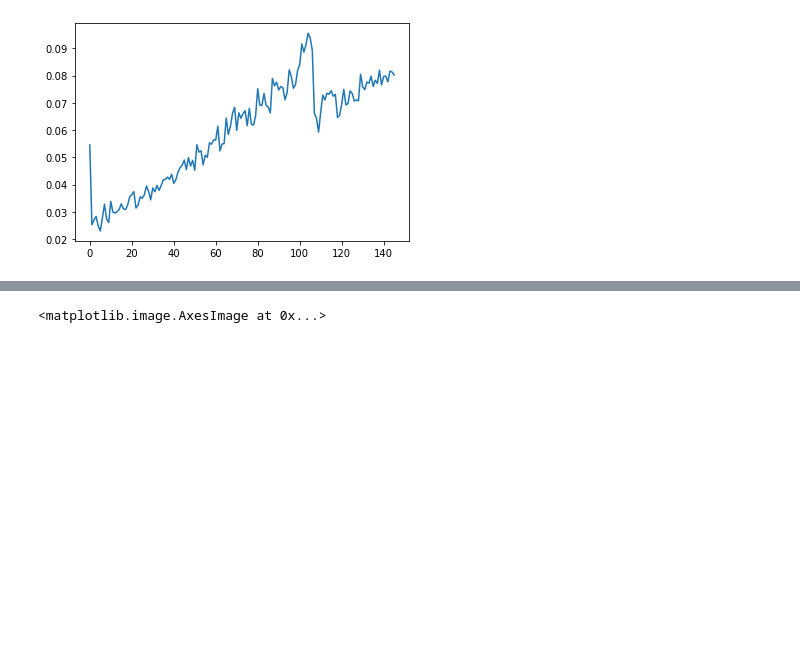
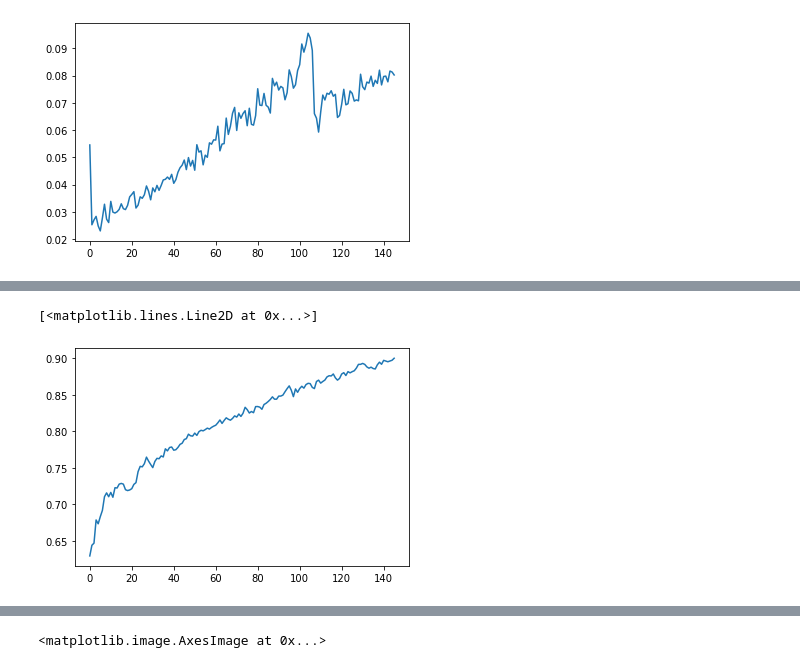
Before and after one commit to IPPK93/PCA_IPCA_project, a Jupyter notebook: PCA.ipynb, the cells around one changed output, grey strips where cells are left out. Saved outputs shown, nothing was run; the diff lists cells and outputs as text; code cells hidden in the pictures; blank space fills up the shorter version.

```diff
--- a/PCA.ipynb
+++ b/PCA.ipynb
@@ -131,0 +174,5 @@ ssim_arr, transform_times, inverse_times = benchmark_model_on_image('IPCA', arr)
+# %%
+plt.plot(ssim_arr)
+# %% [output]
+[<matplotlib.lines.Line2D at 0x...>]
+[figure, added]
```
Also changed, not shown: parts of 8 cells of this notebook.
